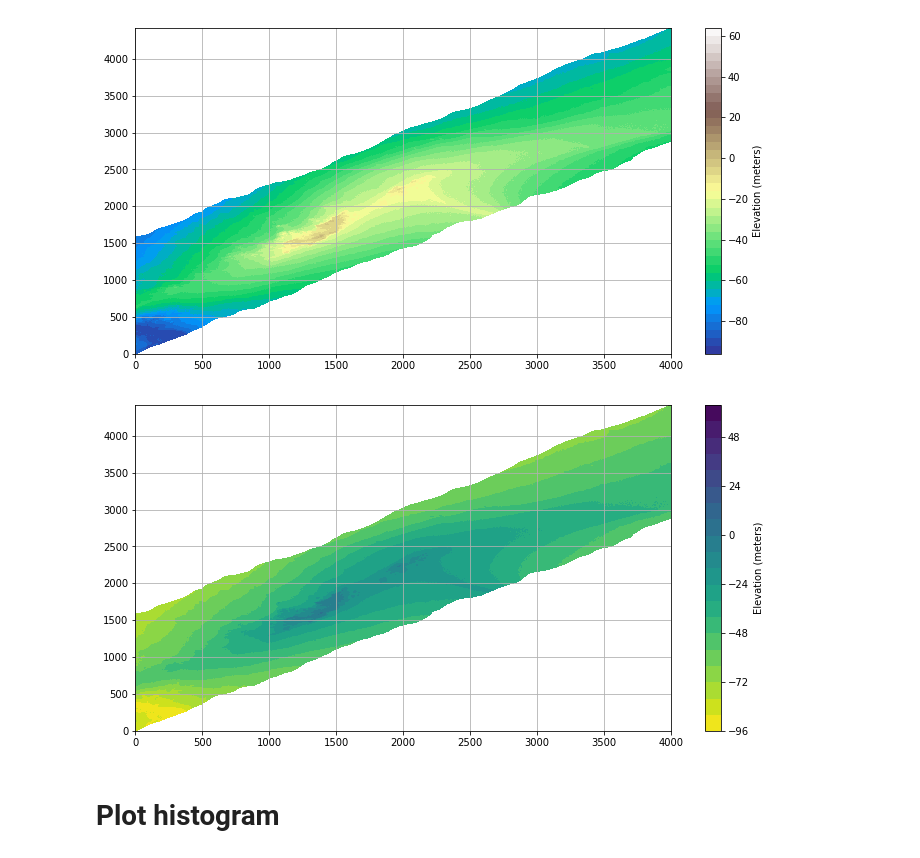
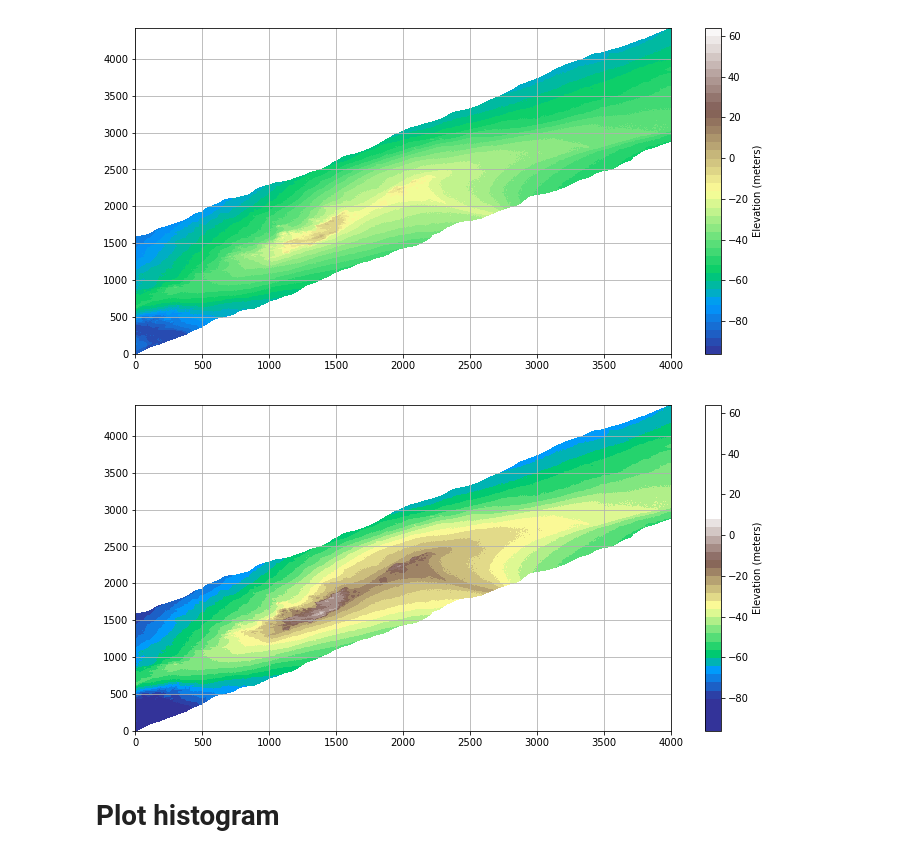
Before and after one commit to moonlimb/sio236-remote-sensing, a Jupyter notebook: lab7/Limb_Moon_Lab7.ipynb, the cells around one changed output. Drawn from its saved outputs; the diff is of its cells as text; code cells hidden in the pictures.

Commit message:
Change clim for better colors

```diff
--- a/lab7/Limb_Moon_Lab7.ipynb
+++ b/lab7/Limb_Moon_Lab7.ipynb
@@ -295,15 +295,16 @@ plt.show()
 # %%
 plt.figure(figsize=(12, 6))
 #plt.subplot(121)
-plt.contourf(data, 20, cmap=plt.cm.viridis_r)
+plt.contourf(data, 40, cmap=plt.cm.terrain)
 plt.grid()
 
 # add color bar
 cbar = plt.colorbar(orientation='vertical')
 cbar.set_label('Elevation (meters)')
+plt.clim(-80, 10)
 plt.show()
 # %% [output]
-[figure, old version]
+[figure, new version]
 # %% [markdown]
 # Plot histogram
 # %%
```
